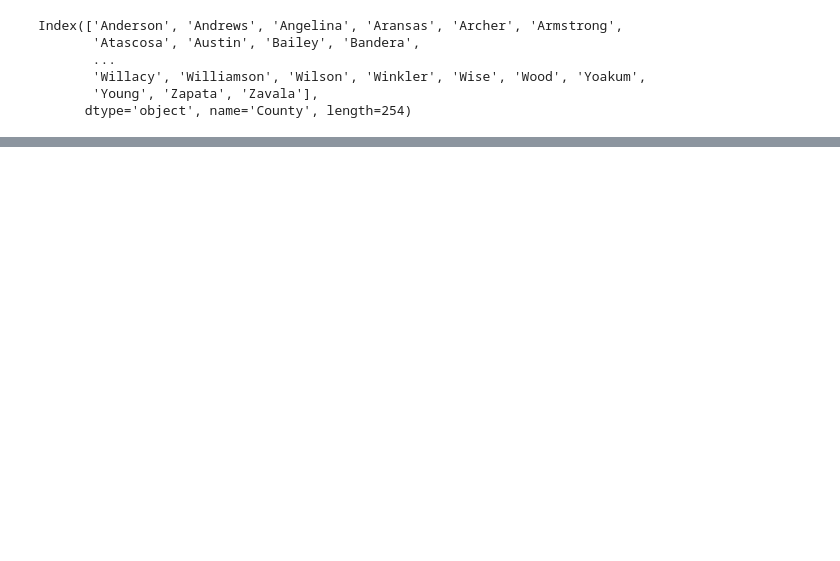
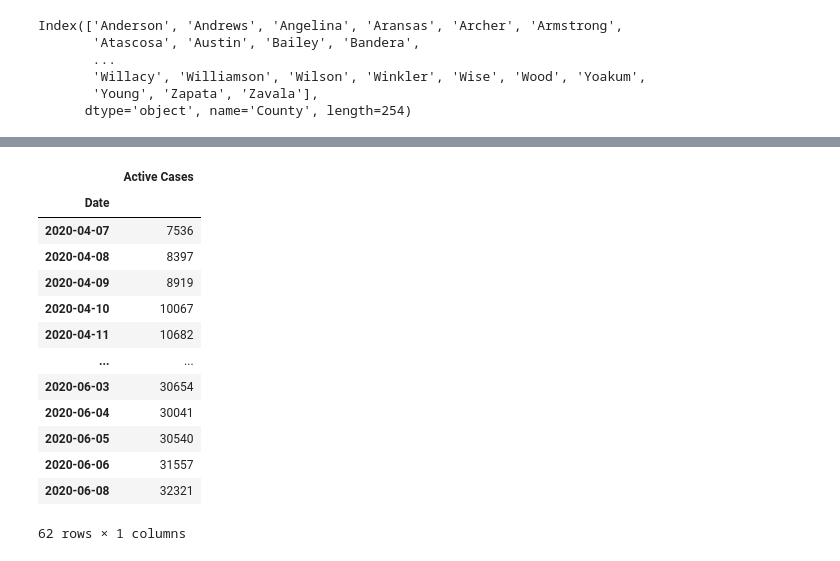
Before and after one commit to ldhagen/Texas_Covid_Data_Notebook, a Jupyter notebook: Texas_Active_Graph.ipynb, the cells around one changed output, grey strips where cells are left out. Drawn from its saved outputs; the diff is of its cells as text; code cells hidden in the pictures; blank space fills up the shorter version.

```diff
--- a/Texas_Active_Graph.ipynb
+++ b/Texas_Active_Graph.ipynb
@@ -49,0 +98,17 @@ plt.savefig('TexasActive.png')
+# %%
+c
+# %% [output]
+|  | Active Cases |
+| Date |  |
+| 2020-04-07 | 7536 |
+| 2020-04-08 | 8397 |
+| 2020-04-09 | 8919 |
+| 2020-04-10 | 10067 |
+| 2020-04-11 | 10682 |
+| ... | ... |
+| 2020-06-03 | 30654 |
+| 2020-06-04 | 30041 |
+| 2020-06-05 | 30540 |
+| 2020-06-06 | 31557 |
+| 2020-06-08 | 32321 |
+62 rows × 1 columns
```
Also changed, not shown: parts of 9 cells of this notebook, 10 other files.
